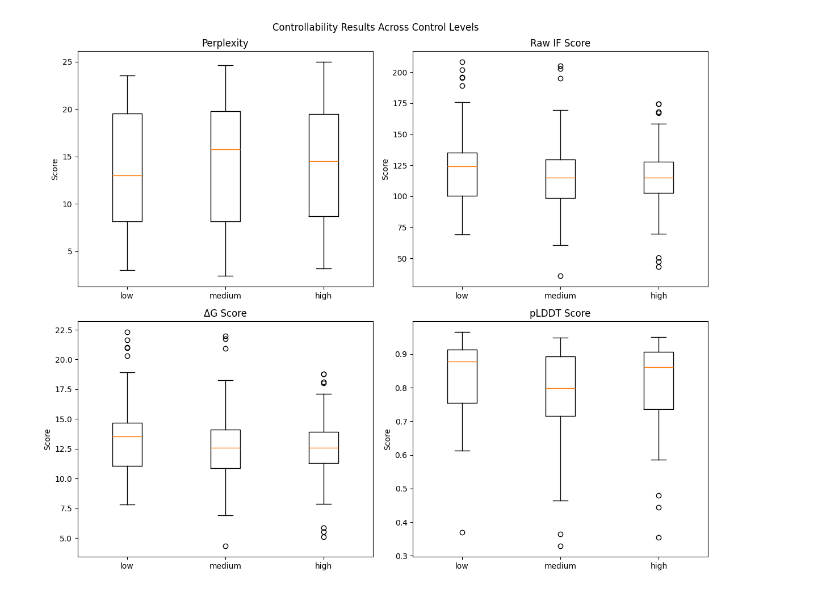
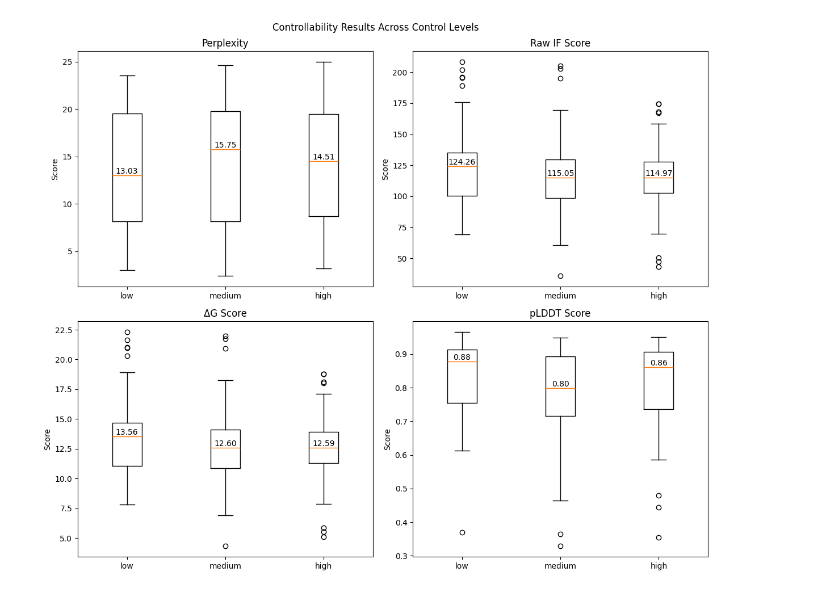
Before and after one commit to nahummaru/prot-rl, a Jupyter notebook: analysis.ipynb, the cells around one changed output. Drawn from its saved outputs; the diff is of its cells as text; code cells hidden in the pictures.

```diff
--- a/analysis.ipynb
+++ b/analysis.ipynb
@@ -16,35 +16,45 @@ plddts = []
 
 for level in levels:
     perplexities.append(results[level]['metrics']['perplexity'])
     raw_ifs.append(results[level]['metrics']['stability']['raw_if'])
     dgs.append(results[level]['metrics']['stability']['dg'])
     plddts.append(results[level]['metrics']['stability']['plddt'])
 
 # Create figure with subplots
 fig, axes = plt.subplots(2, 2, figsize=(12, 10))
 fig.suptitle('Controllability Results Across Control Levels')
 
+# Function to add median labels
+def add_median_labels(ax, data):
+    medians = [np.median(d) for d in data]
+    for i, median in enumerate(medians):
+        ax.text(i + 1, median, f'{median:.2f}', ha='center', va='bottom')
+
 # Plot perplexity
-axes[0,0].boxplot(perplexities, labels=levels)
+axes[0,0].boxplot(perplexities, labels=levels, showmeans=False)
 axes[0,0].set_title('Perplexity')
 axes[0,0].set_ylabel('Score')
+add_median_labels(axes[0,0], perplexities)
 
 # Plot raw IF
-axes[0,1].boxplot(raw_ifs, labels=levels)
+axes[0,1].boxplot(raw_ifs, labels=levels, showmeans=False)
 axes[0,1].set_title('Raw IF Score')
 axes[0,1].set_ylabel('Score')
+add_median_labels(axes[0,1], raw_ifs)
 
 # Plot dG
-axes[1,0].boxplot(dgs, labels=levels)
+axes[1,0].boxplot(dgs, labels=levels, showmeans=False)
 axes[1,0].set_title('ΔG Score')
 axes[1,0].set_ylabel('Score')
+add_median_labels(axes[1,0], dgs)
 
 # Plot pLDDT
-axes[1,1].boxplot(plddts, labels=levels)
+axes[1,1].boxplot(plddts, labels=levels, showmeans=False)
 axes[1,1].set_title('pLDDT Score')
 axes[1,1].set_ylabel('Score')
+add_median_labels(axes[1,1], plddts)
 
 plt.tight_layout()
 plt.show()
 # %% [output]
-[figure, old version]
+[figure, new version]
```
Also changed, not shown: parts of 3 cells of this notebook, 5 other files.
